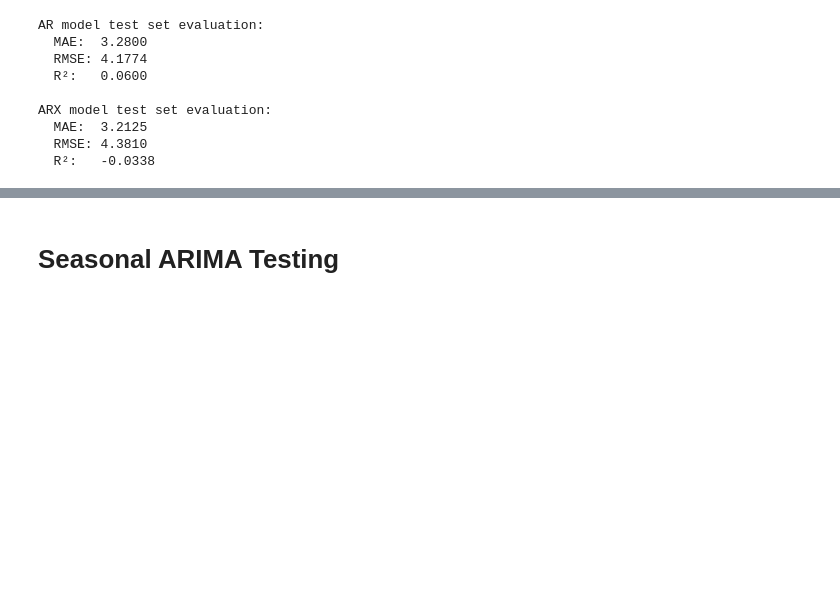
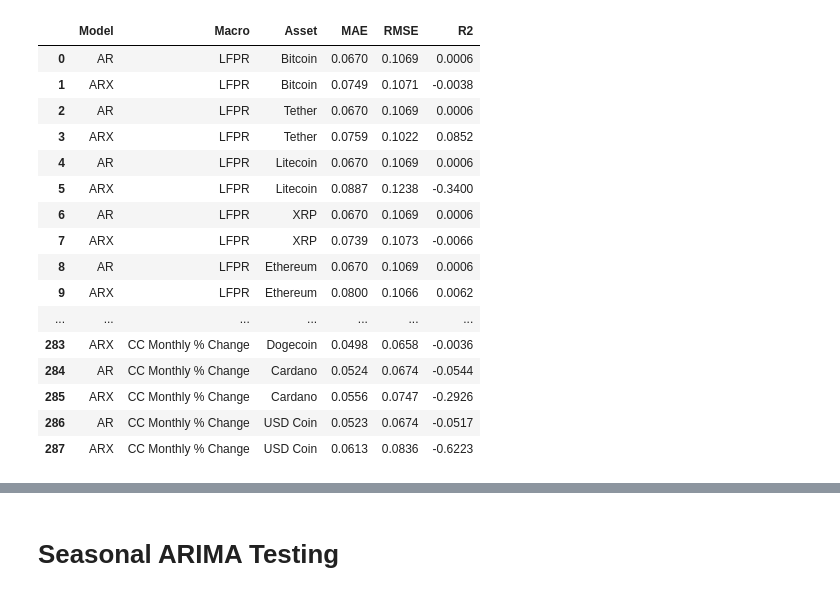
Before and after one commit to tianyishen701/CryptoMacroecon-Prediction-CSUREMM, a Jupyter notebook: AR Testing.ipynb, the cells around one changed output, grey strips where cells are left out. Saved outputs shown, nothing was run; the diff lists cells and outputs as text; code cells hidden in the pictures; blank space fills up the shorter version.

```diff
--- a/AR Testing.ipynb
+++ b/AR Testing.ipynb
@@ -45,3 +26,7 @@ df.columns = df.columns.str.strip()
 # %%
-macro = 'CC'
-asset = 'Bitcoin'
+macro_list = ['LFPR', 'CPI', 'r', 'M1', 'GDP', 'IM', 'EX', 'CC', 'CC Monthly % Change']
+asset_list= ['Bitcoin', 'Tether', 'Litecoin', 'XRP', 'Ethereum', 'Dogecoin', 'Cardano', 'USD Coin']
+max_lag = 3
+train_end = '2023-05-01'
+
+results_list = []
@@ -180,32 +99,33 @@ Warnings:
-# %%
-mae_ar = mean_absolute_error(test_endog, predicted_mean1)
-rmse_ar = np.sqrt(mean_squared_error(test_endog, predicted_mean1))
-r2_ar = r2_score(test_endog, predicted_mean1)
-
-
-# Calculate forecast errors for ARX model
-mae_arx = mean_absolute_error(test_endog, predicted_mean2)
-rmse_arx = np.sqrt(mean_squared_error(test_endog, predicted_mean2))
-r2_arx = r2_score(test_endog, predicted_mean2)
-
-
-# Print metrics
-print("AR model test set evaluation:")
-print(f"  MAE:  {mae_ar:.4f}")
-print(f"  RMSE: {rmse_ar:.4f}")
-print(f"  R²:   {r2_ar:.4f}\n")
-
-print("ARX model test set evaluation:")
-print(f"  MAE:  {mae_arx:.4f}")
-print(f"  RMSE: {rmse_arx:.4f}")
-print(f"  R²:   {r2_arx:.4f}")
-# %% [output]
-AR model test set evaluation:
-  MAE:  3.2800
-  RMSE: 4.1774
-  R²:   0.0600
-
-ARX model test set evaluation:
-  MAE:  3.2125
-  RMSE: 4.3810
-  R²:   -0.0338
+# %%
+# Run through all combinations
+for macro in macro_list:
+    for asset in asset_list:
+        try:
+            result_metrics = run_model(df.copy(), macro, asset)
+            results_list.extend(result_metrics)
+        except Exception as e:
+            print(f"Error with {macro}-{asset}: {e}")
+            continue
+
+# Final table
+results_df = pd.DataFrame(results_list)
+pd.set_option('display.float_format', lambda x: f'{x:.4f}')
+display(HTML(results_df.to_html(max_rows=1000, max_cols=10, notebook=True, escape=False)))
+# %% [output]
+|  | Model | Macro | Asset | MAE | RMSE | R2 |
+| 0 | AR | LFPR | Bitcoin | 0.0670 | 0.1069 | 0.0006 |
+| 1 | ARX | LFPR | Bitcoin | 0.0749 | 0.1071 | -0.0038 |
+| 2 | AR | LFPR | Tether | 0.0670 | 0.1069 | 0.0006 |
+| 3 | ARX | LFPR | Tether | 0.0759 | 0.1022 | 0.0852 |
+| 4 | AR | LFPR | Litecoin | 0.0670 | 0.1069 | 0.0006 |
+| 5 | ARX | LFPR | Litecoin | 0.0887 | 0.1238 | -0.3400 |
+| 6 | AR | LFPR | XRP | 0.0670 | 0.1069 | 0.0006 |
+| 7 | ARX | LFPR | XRP | 0.0739 | 0.1073 | -0.0066 |
+| 8 | AR | LFPR | Ethereum | 0.0670 | 0.1069 | 0.0006 |
+| 9 | ARX | LFPR | Ethereum | 0.0800 | 0.1066 | 0.0062 |
+| ... | ... | ... | ... | ... | ... | ... |
+| 283 | ARX | CC Monthly % Change | Dogecoin | 0.0498 | 0.0658 | -0.0036 |
+| 284 | AR | CC Monthly % Change | Cardano | 0.0524 | 0.0674 | -0.0544 |
+| 285 | ARX | CC Monthly % Change | Cardano | 0.0556 | 0.0747 | -0.2926 |
+| 286 | AR | CC Monthly % Change | USD Coin | 0.0523 | 0.0674 | -0.0517 |
+| 287 | ARX | CC Monthly % Change | USD Coin | 0.0613 | 0.0836 | -0.6223 |
```
Also changed, not shown: parts of 18 cells of this notebook.
